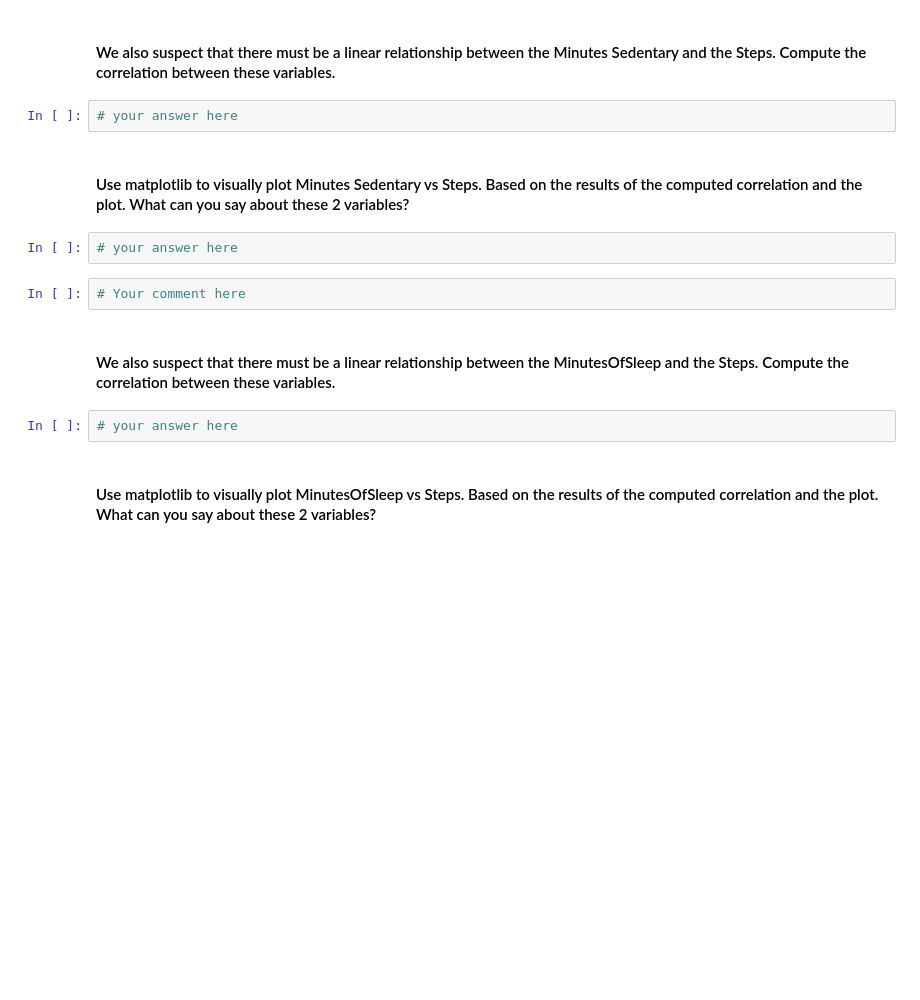
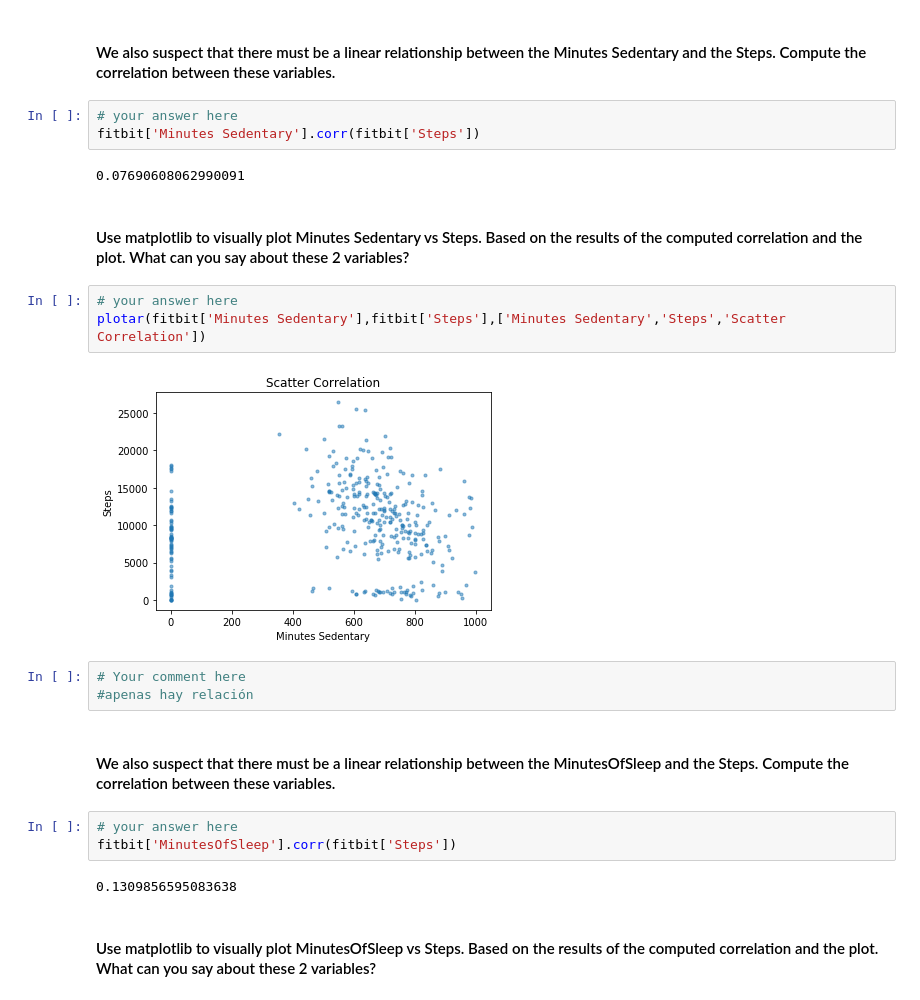
Before and after one commit to ta-datapt-bcn/lab-pivot-table-and-correlation, a Jupyter notebook: your_code/main.ipynb, the cells around one changed output. Saved outputs shown, nothing was run; the diff lists cells and outputs as text; blank space fills up the shorter version.

```diff
--- a/your_code/main.ipynb
+++ b/your_code/main.ipynb
@@ -96,16 +254,26 @@
 #### We also suspect that there must be a linear relationship between the Minutes Sedentary and the Steps. Compute the correlation between these variables.
 # %%
 # your answer here
+fitbit['Minutes Sedentary'].corr(fitbit['Steps'])
+# %% [output]
+0.07690608062990091
 # %% [markdown]
 #### Use matplotlib to visually plot Minutes Sedentary vs Steps. Based on the results of the computed correlation and the plot. What can you say about these 2 variables?
-# %%
-# your answer here
+# %%
+# your answer here
+plotar(fitbit['Minutes Sedentary'],fitbit['Steps'],['Minutes Sedentary','Steps','Scatter Correlation'])
+# %% [output]
+[figure, added]
 # %%
 # Your comment here
+#apenas hay relación
 # %% [markdown]
 #### We also suspect that there must be a linear relationship between the MinutesOfSleep and the Steps. Compute the correlation between these variables.
 # %%
 # your answer here
+fitbit['MinutesOfSleep'].corr(fitbit['Steps'])
+# %% [output]
+0.1309856595083638
 # %% [markdown]
 #### Use matplotlib to visually plot MinutesOfSleep vs Steps. Based on the results of the computed correlation and the plot. What can you say about these 2 variables?
 # %%
```
Also changed, not shown: parts of 43 cells of this notebook.
